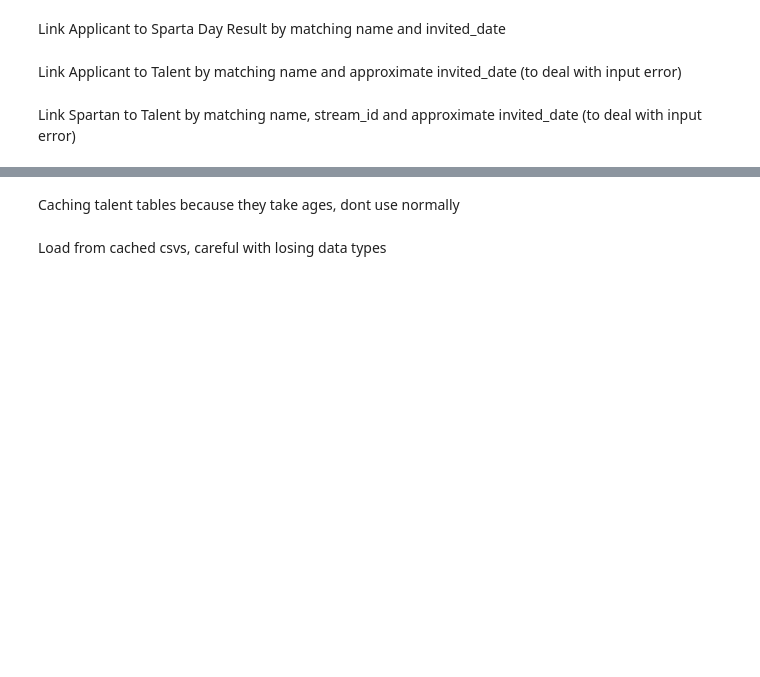
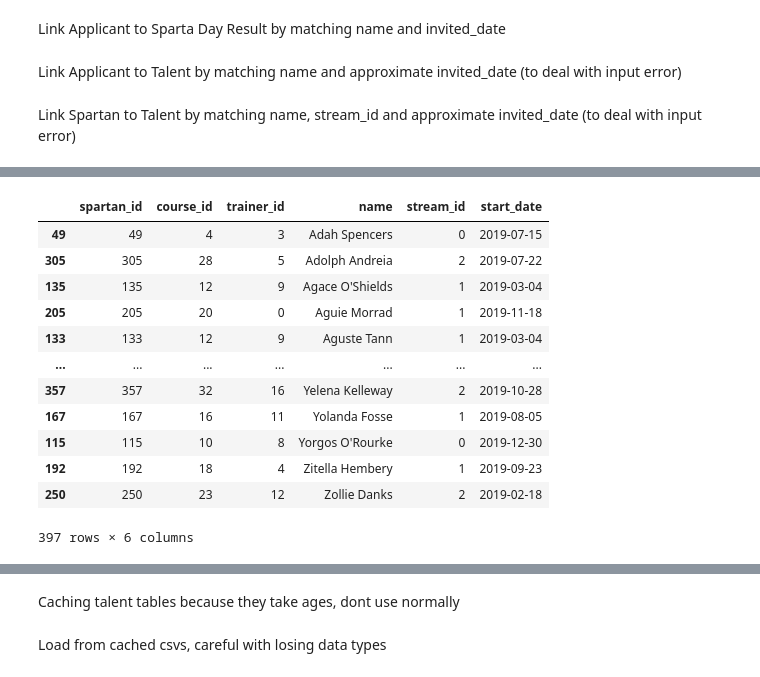
Before and after one commit to Data210/data210-final-project, a Jupyter notebook: Scripts/main.ipynb, the cells around one changed output, grey strips where cells are left out. Saved outputs shown, nothing was run; the diff lists cells and outputs as text; code cells hidden in the pictures; blank space fills up the shorter version.

```diff
--- a/Scripts/main.ipynb
+++ b/Scripts/main.ipynb
@@ -257,0 +298,16 @@ df_spartan_insert = pd.merge_asof(
+# %%
+pd.merge(df_spartan,df_course[['stream_id','course_id','start_date']]).sort_values('name')
+# %% [output]
+|  | spartan_id | course_id | trainer_id | name | stream_id | start_date |
+| 49 | 49 | 4 | 3 | Adah Spencers | 0 | 2019-07-15 |
+| 305 | 305 | 28 | 5 | Adolph Andreia | 2 | 2019-07-22 |
+| 135 | 135 | 12 | 9 | Agace O'Shields | 1 | 2019-03-04 |
+| 205 | 205 | 20 | 0 | Aguie Morrad | 1 | 2019-11-18 |
+| 133 | 133 | 12 | 9 | Aguste Tann | 1 | 2019-03-04 |
+| ... | ... | ... | ... | ... | ... | ... |
+| 357 | 357 | 32 | 16 | Yelena Kelleway | 2 | 2019-10-28 |
+| 167 | 167 | 16 | 11 | Yolanda Fosse | 1 | 2019-08-05 |
+| 115 | 115 | 10 | 8 | Yorgos O'Rourke | 0 | 2019-12-30 |
+| 192 | 192 | 18 | 4 | Zitella Hembery | 1 | 2019-09-23 |
+| 250 | 250 | 23 | 12 | Zollie Danks | 2 | 2019-02-18 |
+397 rows × 6 columns
```
Also changed, not shown: parts of 7 cells of this notebook, 5 other files.
